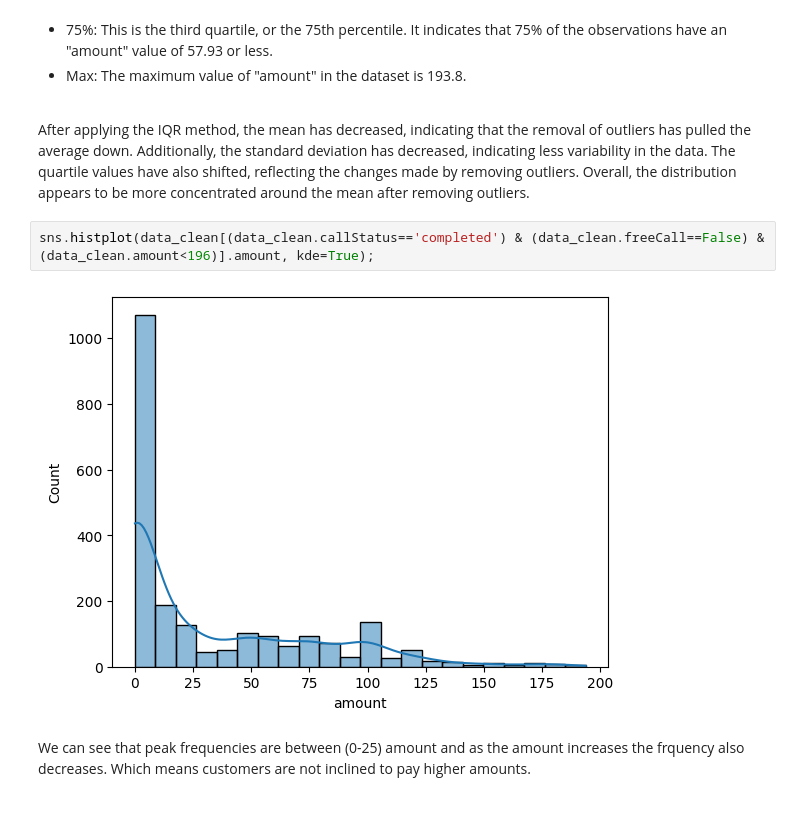
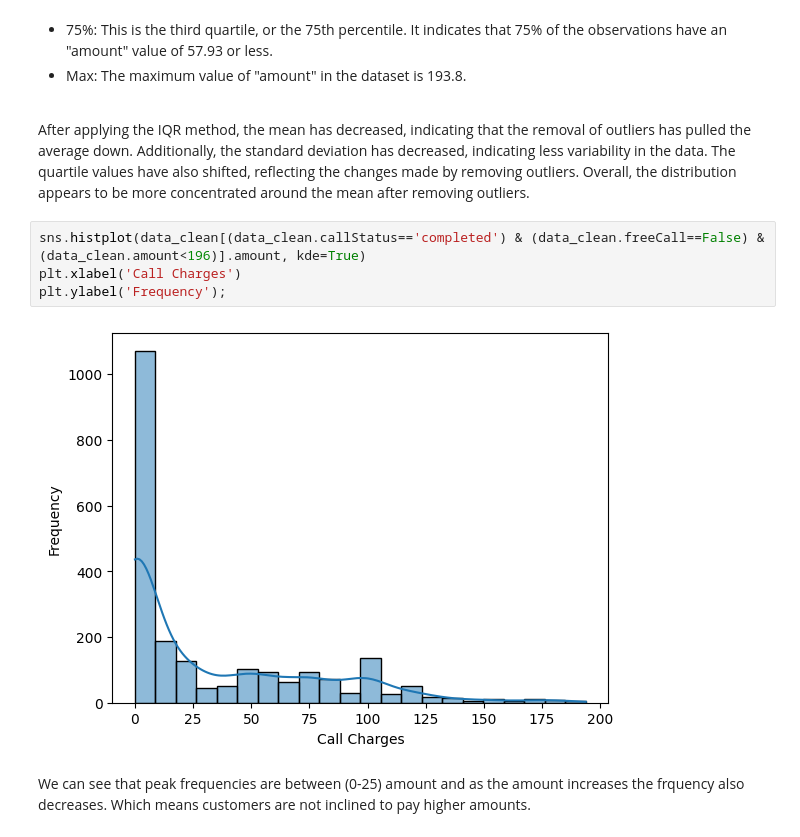
Before and after one commit to IshanSarkar/GAstro_Case-Study, a Jupyter notebook: Guruji_Astro_Assignment.ipynb, the cells around one changed output. Saved outputs shown, nothing was run; the diff lists cells and outputs as text.

```diff
--- a/Guruji_Astro_Assignment.ipynb
+++ b/Guruji_Astro_Assignment.ipynb
@@ -2430,9 +2404,11 @@ Name: amount, dtype: float64
 
 After applying the IQR method, the mean has decreased, indicating that the removal of outliers has pulled the average down. Additionally, the standard deviation has decreased, indicating less variability in the data. The quartile values have also shifted, reflecting the changes made by removing outliers. Overall, the distribution appears to be more concentrated around the mean after removing outliers.
 # %%
-sns.histplot(data_clean[(data_clean.callStatus=='completed') & (data_clean.freeCall==False) & (data_clean.amount<196)].amount, kde=True);
+sns.histplot(data_clean[(data_clean.callStatus=='completed') & (data_clean.freeCall==False) & (data_clean.amount<196)].amount, kde=True)
+plt.xlabel('Call Charges')
+plt.ylabel('Frequency');
 # %% [output]
-[figure, old version]
+[figure, new version]
 # %% [markdown]
 We can see that peak frequencies are between (0-25) amount and as the amount increases the frquency also decreases. Which means customers are not inclined to pay higher amounts.
 # %%
```
Also changed, not shown: parts of 110 cells of this notebook, 1 other file.
